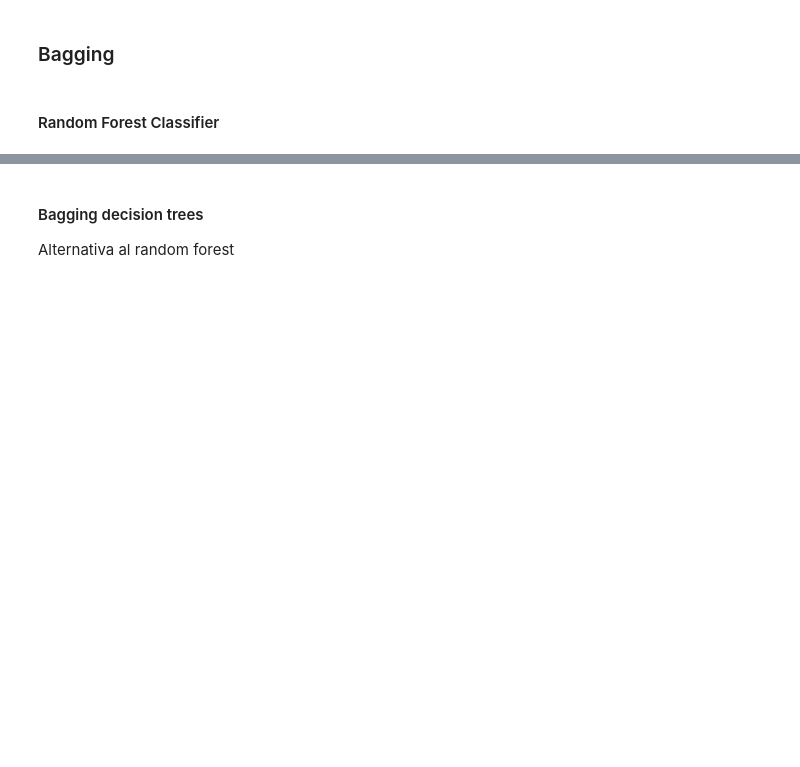
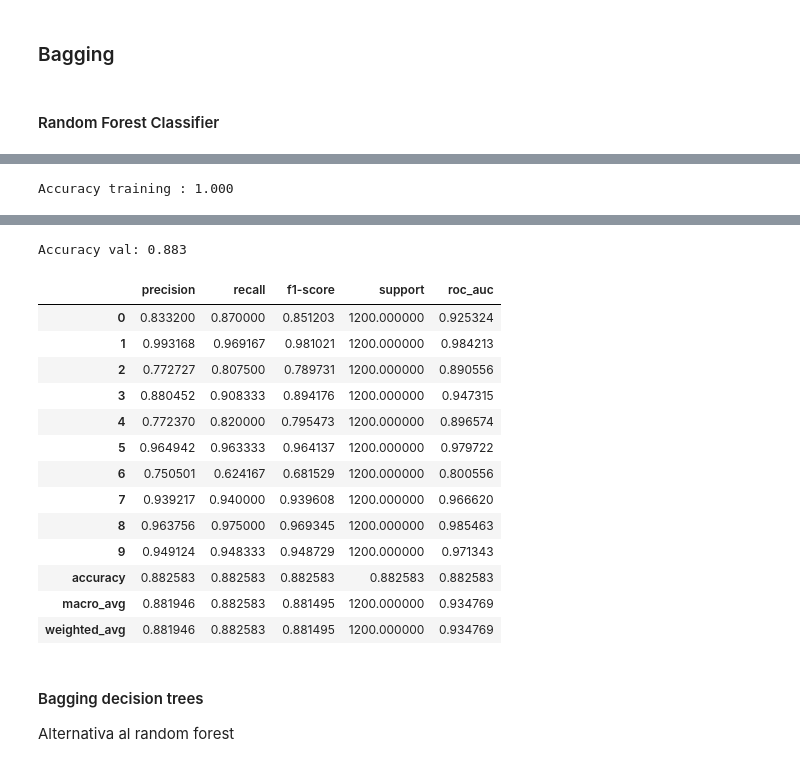
Before and after one commit to mcnanton/tp2AA, a Jupyter notebook: TP2AA.ipynb, the cells around one changed output, grey strips where cells are left out. Cells and saved outputs as stored; diff of their text form; code cells hidden in the pictures; blank space fills up the shorter version.

```diff
--- a/TP2AA.ipynb
+++ b/TP2AA.ipynb
@@ -259,10 +293,11 @@ classif_report(y_val, y_pred)
 # %% [markdown]
 #### Random Forest Classifier
 # %%
-rf = RandomForestClassifier(random_state=42)
+rf = RandomForestClassifier(random_state = seed, verbose=1, n_jobs=-1)
 rf.fit(x_train, y_train)
 y_pred = rf.predict(x_val)
 
 print("Accuracy training : {:.3f}".format(rf.score(x_train, y_train)))
 print("Accuracy val: {:.3f}".format(rf.score(x_val, y_val)))
 classif_report(y_val, y_pred)
+# %% [output]
@@ -268,0 +315 @@ classif_report(y_val, y_pred)
+Accuracy training : 1.000
@@ -269,3 +317,18 @@ classif_report(y_val, y_pred)
+Accuracy val: 0.883
+|  | precision | recall | f1-score | support | roc_auc |
+| 0 | 0.833200 | 0.870000 | 0.851203 | 1200.000000 | 0.925324 |
+| 1 | 0.993168 | 0.969167 | 0.981021 | 1200.000000 | 0.984213 |
+| 2 | 0.772727 | 0.807500 | 0.789731 | 1200.000000 | 0.890556 |
+| 3 | 0.880452 | 0.908333 | 0.894176 | 1200.000000 | 0.947315 |
+| 4 | 0.772370 | 0.820000 | 0.795473 | 1200.000000 | 0.896574 |
+| 5 | 0.964942 | 0.963333 | 0.964137 | 1200.000000 | 0.979722 |
+| 6 | 0.750501 | 0.624167 | 0.681529 | 1200.000000 | 0.800556 |
+| 7 | 0.939217 | 0.940000 | 0.939608 | 1200.000000 | 0.966620 |
+| 8 | 0.963756 | 0.975000 | 0.969345 | 1200.000000 | 0.985463 |
+| 9 | 0.949124 | 0.948333 | 0.948729 | 1200.000000 | 0.971343 |
+| accuracy | 0.882583 | 0.882583 | 0.882583 | 0.882583 | 0.882583 |
+| macro_avg | 0.881946 | 0.882583 | 0.881495 | 1200.000000 | 0.934769 |
+| weighted_avg | 0.881946 | 0.882583 | 0.881495 | 1200.000000 | 0.934769 |
 # %% [markdown]
 #### Bagging decision trees
 
```
Also changed, not shown: parts of 6 cells of this notebook.
